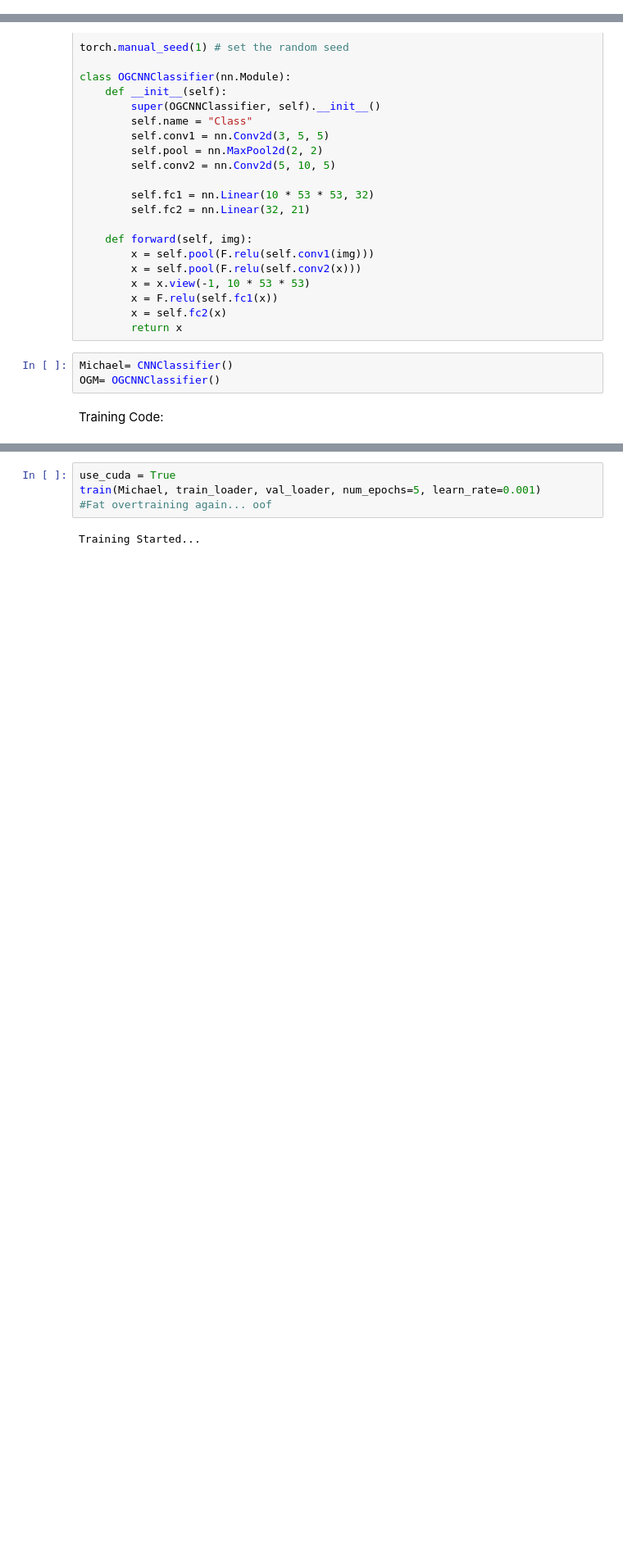
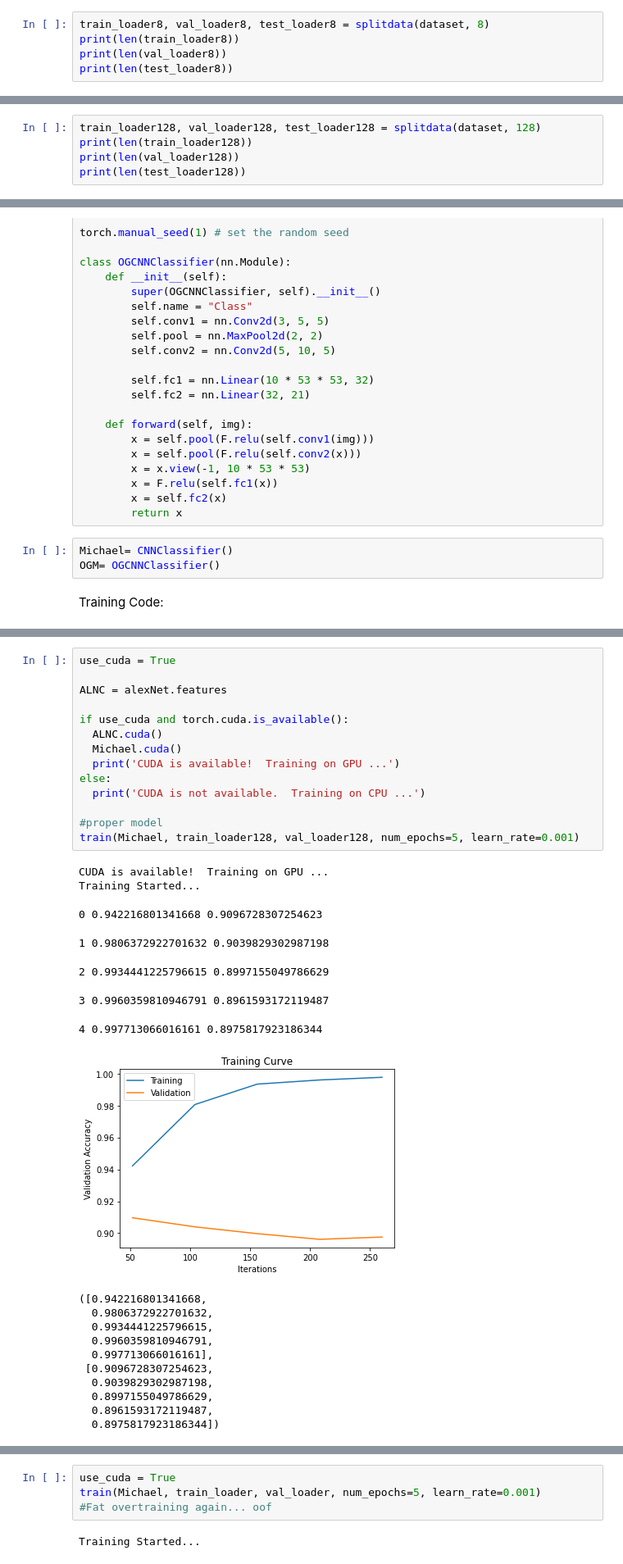
Before and after one commit to husseing/A.I-JORDAN, a Jupyter notebook: Group_44_AIR_Jordan.ipynb, the cells around one changed output, grey strips where cells are left out. Shown at 82% size. Cells and saved outputs as stored; diff of their text form; blank space fills up the shorter version.

```diff
--- a/Group_44_AIR_Jordan.ipynb
+++ b/Group_44_AIR_Jordan.ipynb
@@ -229,3 +248,8 @@ print(len(test_loader))
 205
 44
 44
+# %%
+train_loader8, val_loader8, test_loader8 = splitdata(dataset, 8)
+print(len(train_loader8))
+print(len(val_loader8))
+print(len(test_loader8))
@@ -231,0 +260,5 @@ print(len(test_loader))
+# %%
+train_loader128, val_loader128, test_loader128 = splitdata(dataset, 128)
+print(len(train_loader128))
+print(len(val_loader128))
+print(len(test_loader128))
@@ -371,0 +486,33 @@ def train(model, train_loader, val_loader, num_epochs=5, learn_rate = 0.001):
+# %%
+use_cuda = True
+
+ALNC = alexNet.features
+
+if use_cuda and torch.cuda.is_available():
+  ALNC.cuda()
+  Michael.cuda()
+  print('CUDA is available!  Training on GPU ...')
+else:
+  print('CUDA is not available.  Training on CPU ...')
+
+#proper model
+train(Michael, train_loader128, val_loader128, num_epochs=5, learn_rate=0.001)
+# %% [output]
+CUDA is available!  Training on GPU ...
+Training Started...
+0 0.942216801341668 0.9096728307254623
+1 0.9806372922701632 0.9039829302987198
+2 0.9934441225796615 0.8997155049786629
+3 0.9960359810946791 0.8961593172119487
+4 0.997713066016161 0.8975817923186344
+[figure, added]
+([0.942216801341668,
+  0.9806372922701632,
+  0.9934441225796615,
+  0.9960359810946791,
+  0.997713066016161],
+ [0.9096728307254623,
+  0.9039829302987198,
+  0.8997155049786629,
+  0.8961593172119487,
+  0.8975817923186344])
```
Also changed, not shown: parts of 18 cells of this notebook.
